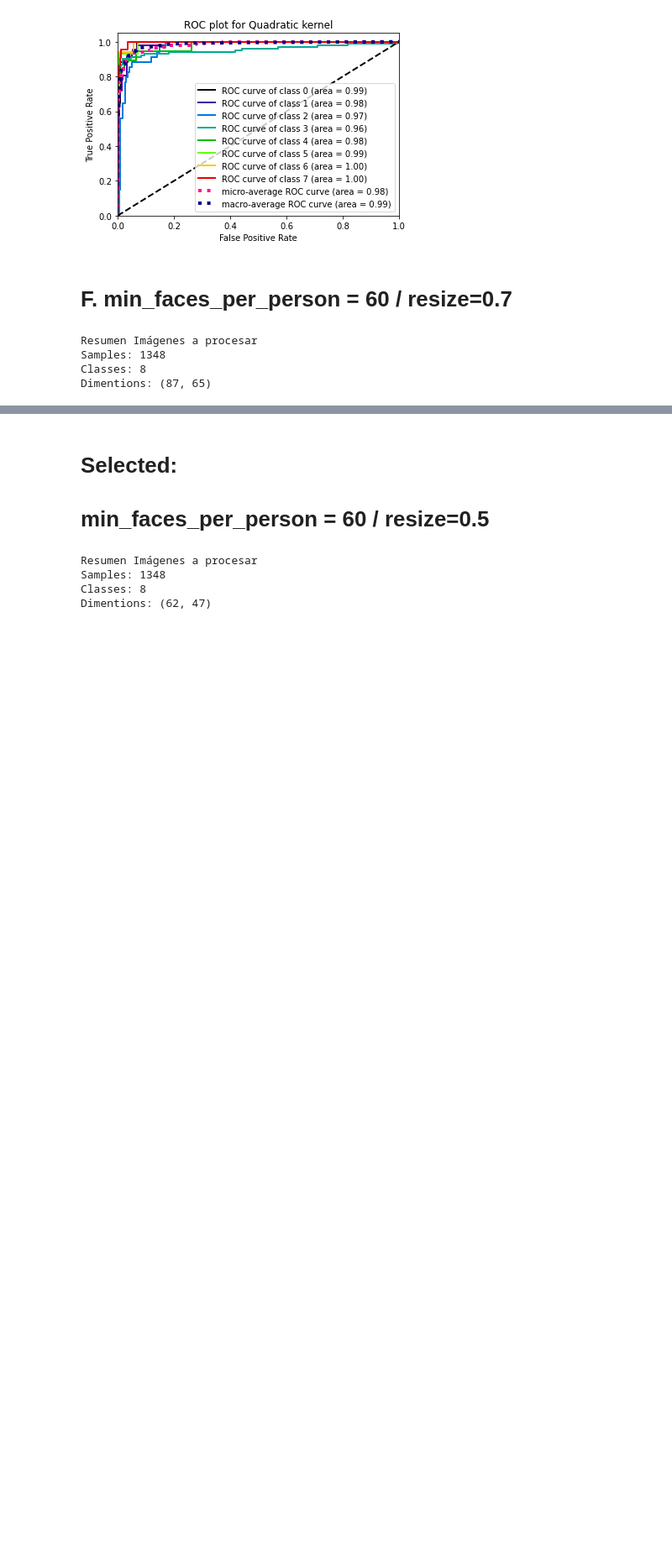
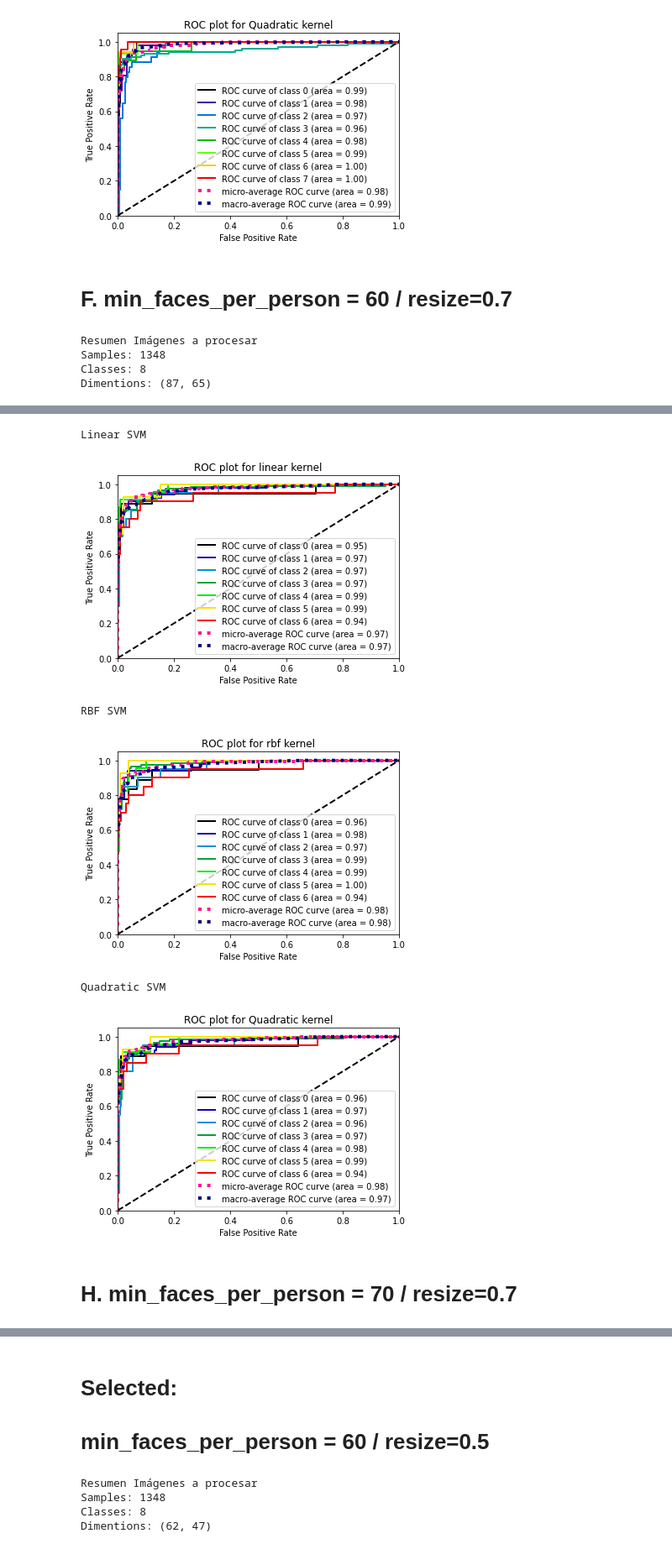
Before and after one commit to jega1228/Analisis_avanzado_Datos, a Jupyter notebook: P1 - MAAD 2 - Imagenes - SVM.ipynb, the cells around one changed output, grey strips where cells are left out. Shown at 84% size. Cells and saved outputs as stored; diff of their text form; code cells hidden in the pictures; blank space fills up the shorter version.

```diff
--- a/P1 - MAAD 2 - Imagenes - SVM.ipynb
+++ b/P1 - MAAD 2 - Imagenes - SVM.ipynb
@@ -812,0 +943,18 @@ training_data_X,testing_data_X,training_data_Y,testing_data_Y=train_test_split(X
+# %%
+# Linear SVM
+svm_linear=svm.SVC(kernel='linear',probability=True)
+svm_linear=svm_linear.fit(training_data_X,training_data_Y)
+print("Linear SVM")
+print(svm_linear.score(testing_data_X,testing_data_Y)*100)
+
+# RBF SVM
+svm_rbf=svm.SVC(kernel='rbf',gamma='scale',C=10,probability=True)
+svm_rbf=svm_rbf.fit(training_data_X,training_data_Y)
+print("RBF SVM")
+print(svm_rbf.score(testing_data_X,testing_data_Y)*100)
+
+# Quadratic SVM
+svm_quad=svm.SVC(kernel='poly',degree=2,gamma='scale',probability=True)
+svm_quad=svm_quad.fit(training_data_X,training_data_Y)
+print("Quadratic SVM")
+print(svm_quad.score(testing_data_X,testing_data_Y)*100)
@@ -812,0 +1000,37 @@ training_data_X,testing_data_X,training_data_Y,testing_data_Y=train_test_split(X
+# %%
+# ROC Curve
+
+#!pip install scikit-plot
+import matplotlib.pyplot as plt
+import scikitplot as skplt
+
+predict_l=svm_linear.predict_proba(testing_data_X)
+predict_rbf=svm_rbf.predict_proba(testing_data_X)
+predict_q=svm_quad.predict_proba(testing_data_X)
+
+print("Linear SVM")
+skplt.metrics.plot_roc(testing_data_Y,predict_l,title="ROC plot for linear kernel")
+#plt.savefig('/content/drive/My Drive/Jupyter/linear.png')
+#plt.legend('')
+plt.show()
+
+print("RBF SVM")
+skplt.metrics.plot_roc(testing_data_Y,predict_rbf,title="ROC plot for rbf kernel")
+#plt.savefig('/content/drive/My Drive/Jupyter/rbf.png')
+#plt.legend('')
+plt.show()
+
+print("Quadratic SVM")
+skplt.metrics.plot_roc(testing_data_Y,predict_q,title="ROC plot for Quadratic kernel")
+#plt.savefig('/content/drive/My Drive/Jupyter/quadratic.png')
+#plt.legend('')
+plt.show()
+# %% [output]
+Linear SVM
+[figure, added]
+RBF SVM
+[figure, added]
+Quadratic SVM
+[figure, added]
+# %% [markdown]
+# H. min_faces_per_person = 70 / resize=0.7
```
Also changed, not shown: parts of 25 cells of this notebook.
